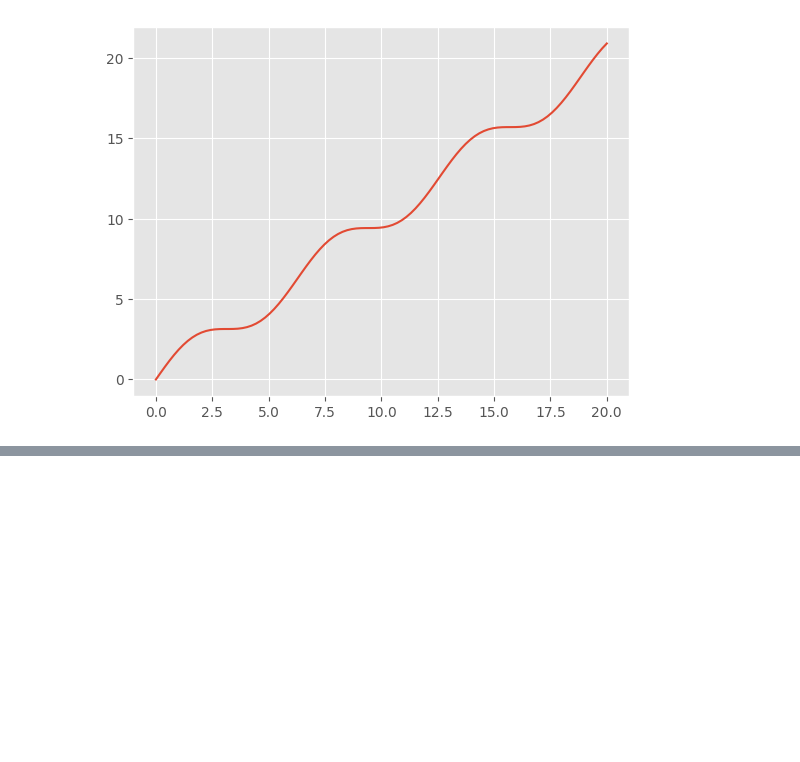
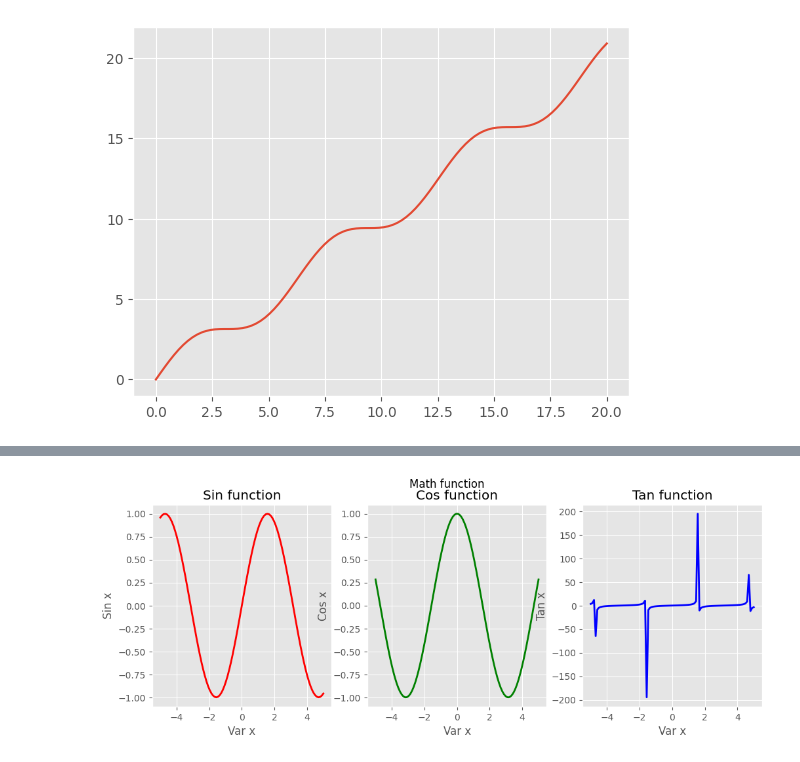
Before and after one commit to nguynlb/DataScience, a Jupyter notebook: Matplotlib/Matplotlib.ipynb, the cells around one changed output, grey strips where cells are left out. Drawn from its saved outputs; the diff is of its cells as text; code cells hidden in the pictures; blank space fills up the shorter version.

```diff
--- a/Matplotlib/Matplotlib.ipynb
+++ b/Matplotlib/Matplotlib.ipynb
@@ -260,0 +230,30 @@ AttributeError: 'Figure' object has no attribute 'title'
+# %%
+x = np.linspace(-5, 5, 100)
+
+fig, axes = plt.subplots(1,3, figsize=(12,4))
+ax1, ax2, ax3 = axes
+
+# Config plot
+color = ['r', 'g', 'b']
+linewidth = 2
+
+ax1.plot(x, np.sin(x), c=color[0], linewidth=linewidth)
+ax1.set_title('Sin function')
+ax1.set_xlabel('Var x')
+ax1.set_ylabel('Sin x')
+
+ax2.plot(x, np.cos(x), c=color[1], linewidth=linewidth)
+ax2.set_title('Cos function')
+ax2.set_xlabel('Var x')
+ax2.set_ylabel('Cos x')
+
+ax3.plot(x, np.tan(x), c=color[2], linewidth=linewidth)
+ax3.set_title('Tan function')
+ax3.set_xlabel('Var x')
+ax3.set_ylabel('Tan x')
+
+fig.suptitle("Math function")
+
+plt.plot();
+# %% [output]
+[figure, added]
```
Also changed, not shown: parts of 31 cells of this notebook, 3 other files.
